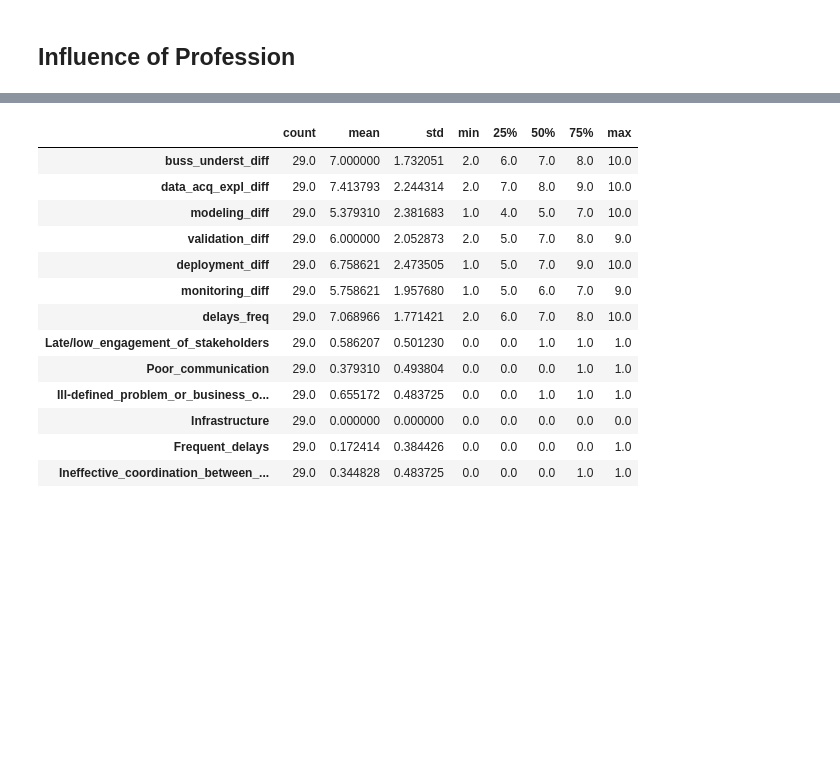
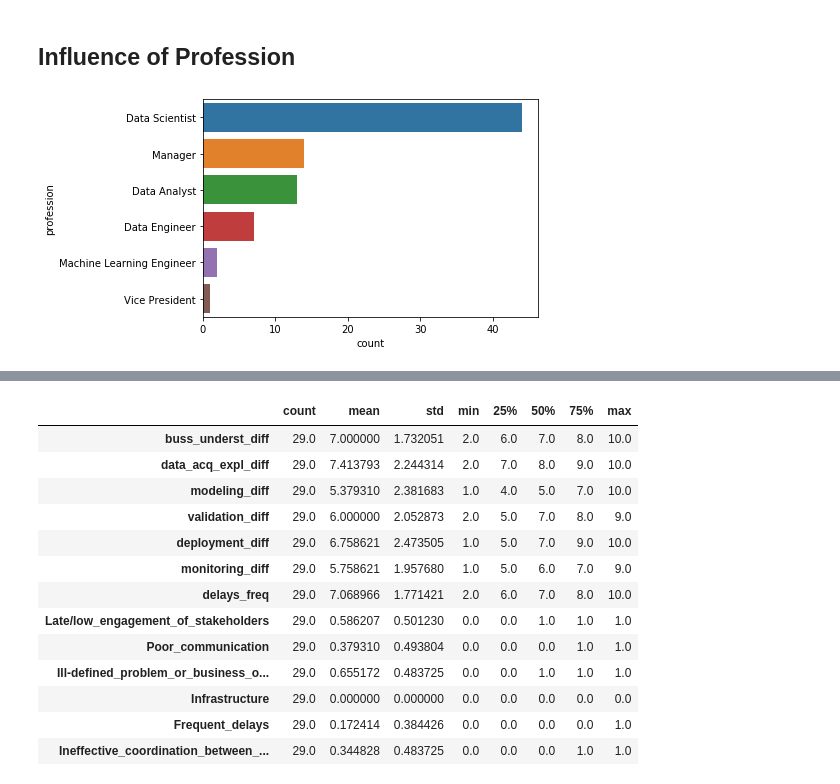
Before and after one commit to welberthdouglas/DS_projects_survey, a Jupyter notebook: EDA_survey.ipynb, the cells around one changed output, grey strips where cells are left out. Cells and saved outputs as stored; diff of their text form; code cells hidden in the pictures; blank space fills up the shorter version.

```diff
--- a/EDA_survey.ipynb
+++ b/EDA_survey.ipynb
@@ -87,4 +95,10 @@ sns.boxplot(x="methodology", y='delays_freq', data=df_method);
 ## Influence of Profession
 # %%
 df_prof = data[pd.DataFrame(data.profession.tolist()).isin(['Data Scientist', 'Data Analyst', 'Manager', 'Data Engineer', 'Machine Learning Engineer']).any(1)]
+# %%
+ax = sns.countplot(y="profession",
+                   data=df_method,
+                   order = df_method.profession.value_counts().index)
+# %% [output]
+[figure, added]
 # %%
```
Also changed, not shown: parts of 14 cells of this notebook.
